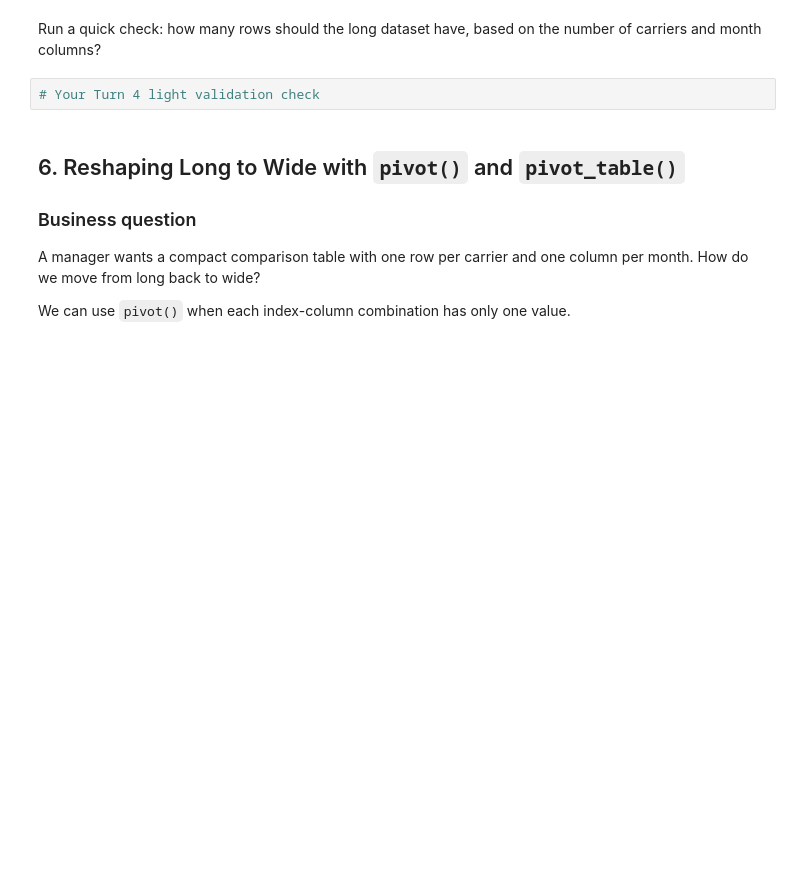
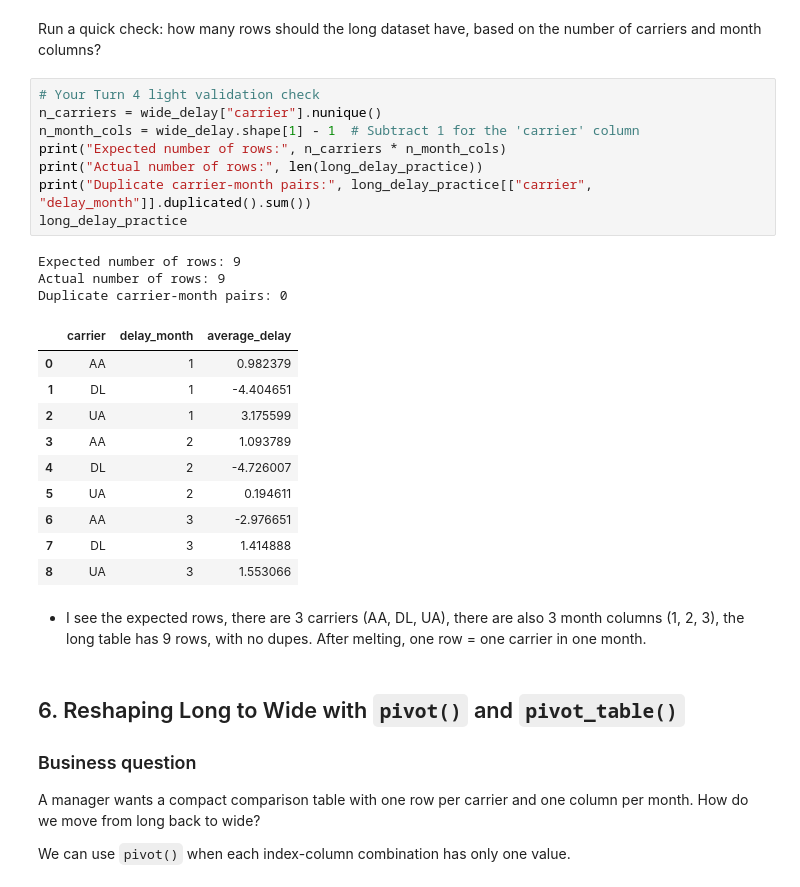
Before and after one commit to glendadavisjohnson/BAN6003_001_Weeks_7_8_Lab_Aggregation_Integration_Davis-Johnson_Glenda, a Jupyter notebook: notebooks/module7_aggregation_reshaping_guided_lab.ipynb, the cells around one changed output. Saved outputs shown, nothing was run; the diff lists cells and outputs as text; blank space fills up the shorter version.

```diff
--- a/notebooks/module7_aggregation_reshaping_guided_lab.ipynb
+++ b/notebooks/module7_aggregation_reshaping_guided_lab.ipynb
@@ -502,6 +534,28 @@ long_delay
 Run a quick check: how many rows should the long dataset have, based on the number of carriers and month columns?
 # %%
 # Your Turn 4 light validation check
+n_carriers = wide_delay["carrier"].nunique()
+n_month_cols = wide_delay.shape[1] - 1  # Subtract 1 for the 'carrier' column
+print("Expected number of rows:", n_carriers * n_month_cols)
+print("Actual number of rows:", len(long_delay_practice))
+print("Duplicate carrier-month pairs:", long_delay_practice[["carrier", "delay_month"]].duplicated().sum())
+long_delay_practice
+# %% [output]
+Expected number of rows: 9
+Actual number of rows: 9
+Duplicate carrier-month pairs: 0
+|  | carrier | delay_month | average_delay |
+| 0 | AA | 1 | 0.982379 |
+| 1 | DL | 1 | -4.404651 |
+| 2 | UA | 1 | 3.175599 |
+| 3 | AA | 2 | 1.093789 |
+| 4 | DL | 2 | -4.726007 |
+| 5 | UA | 2 | 0.194611 |
+| 6 | AA | 3 | -2.976651 |
+| 7 | DL | 3 | 1.414888 |
+| 8 | UA | 3 | 1.553066 |
+# %% [markdown]
+- I see the expected rows, there are 3 carriers (AA, DL, UA), there are also 3 month columns (1, 2, 3), the long table has 9 rows, with no dupes. After melting, one row = one carrier in one month.
 # %% [markdown]
 ## 6. Reshaping Long to Wide with `pivot()` and `pivot_table()`
 
```
Also changed, not shown: parts of 12 cells of this notebook.
